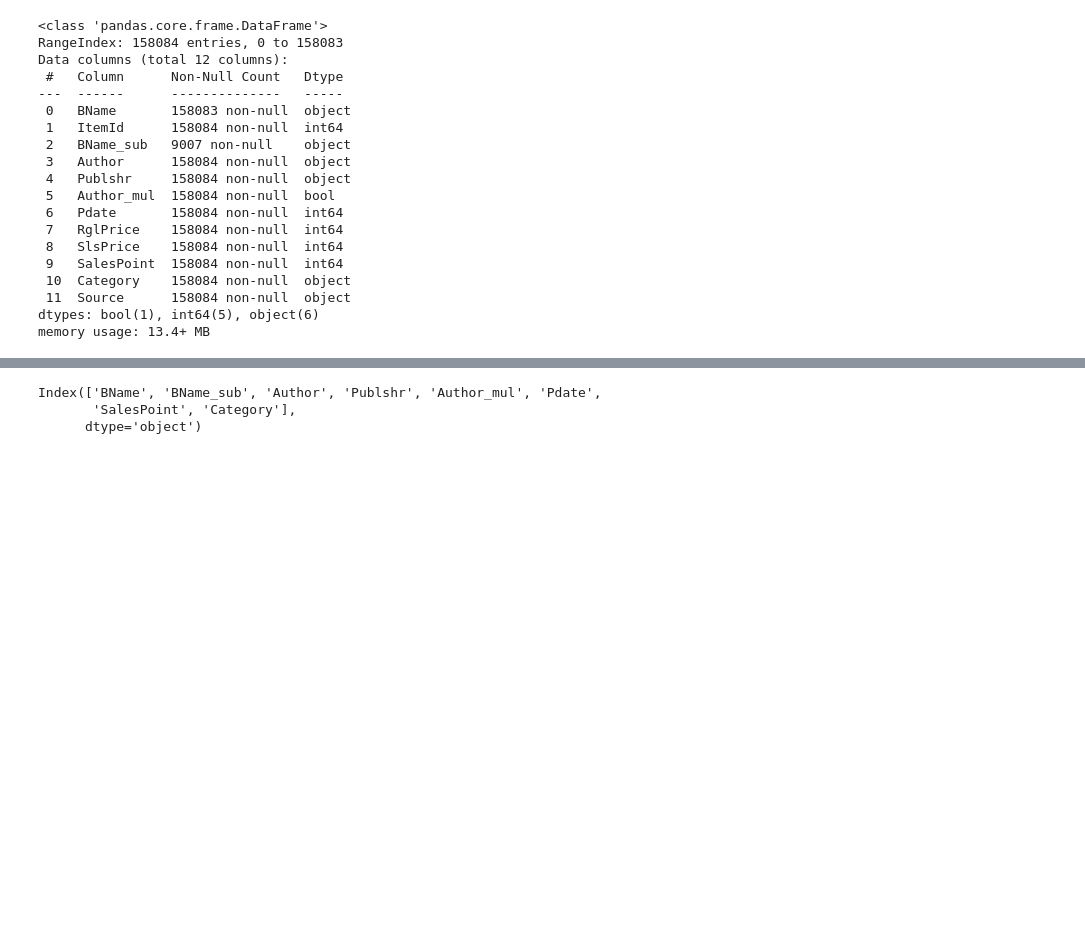
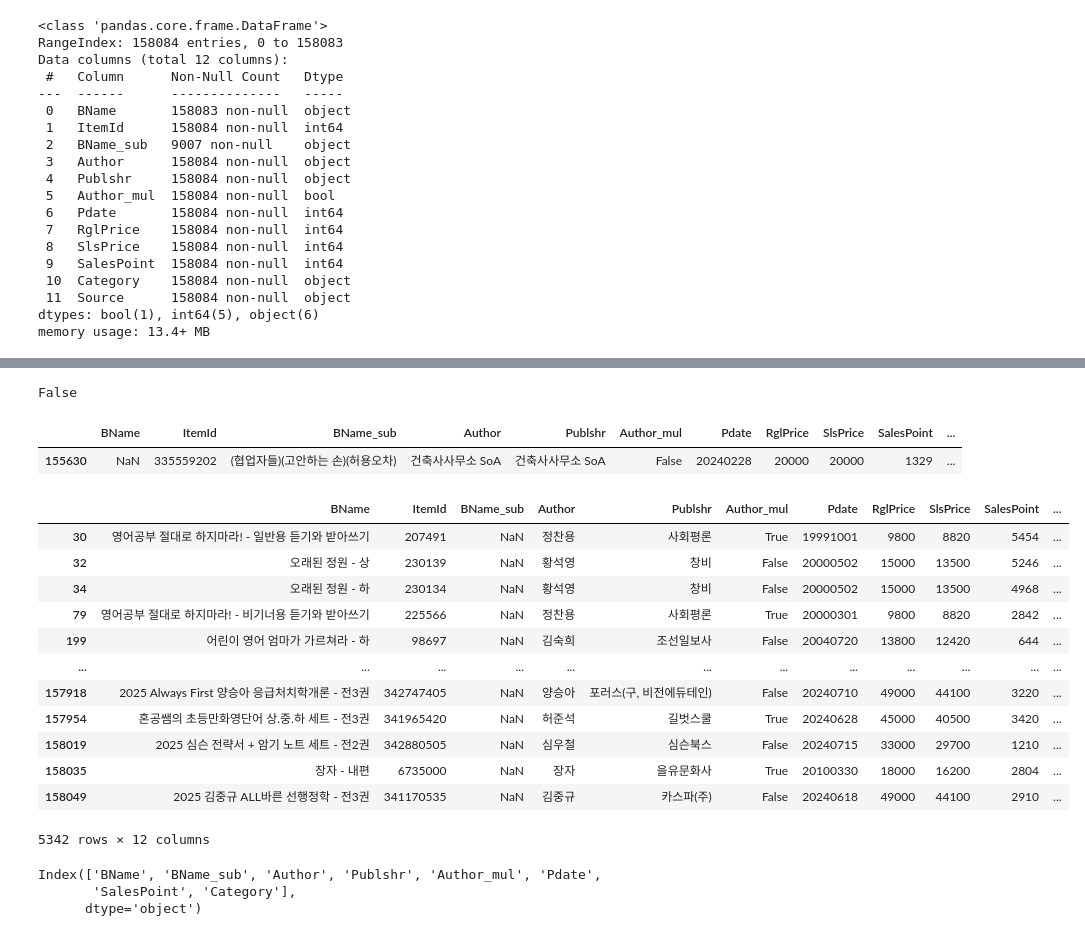
Before and after one commit to doeun-235/aladin_book_price, a Jupyter notebook: research/241023_preprocess_for_pred_rglr.ipynb, the cells around one changed output, grey strips where cells are left out. Cells and saved outputs as stored; diff of their text form; code cells hidden in the pictures; blank space fills up the shorter version.

```diff
--- a/research/241023_preprocess_for_pred_rglr.ipynb
+++ b/research/241023_preprocess_for_pred_rglr.ipynb
@@ -173,3 +219,30 @@ memory usage: 13.4+ MB
+# %%
+'-' in bookinfo_raw.BName.iloc[0]
+# %% [output]
+False
+# %%
+cond = bookinfo_raw.BName.isna()
+bookinfo_raw[cond]
+# %% [output]
+|  | BName | ItemId | BName_sub | Author | Publshr | Author_mul | Pdate | RglPrice | SlsPrice | SalesPoint | ... |
+| 155630 | NaN | 335559202 | (협업자들)(고안하는 손)(허용오차) | 건축사사무소 SoA | 건축사사무소 SoA | False | 20240228 | 20000 | 20000 | 1329 | ... |
+# %%
+cond = bookinfo_raw['BName'].fillna('').apply(lambda x : ' - ' in x)
+bookinfo_raw[cond]
+# %% [output]
+|  | BName | ItemId | BName_sub | Author | Publshr | Author_mul | Pdate | RglPrice | SlsPrice | SalesPoint | ... |
+| 30 | 영어공부 절대로 하지마라! - 일반용 듣기와 받아쓰기 | 207491 | NaN | 정찬용 | 사회평론 | True | 19991001 | 9800 | 8820 | 5454 | ... |
+| 32 | 오래된 정원 - 상 | 230139 | NaN | 황석영 | 창비 | False | 20000502 | 15000 | 13500 | 5246 | ... |
+| 34 | 오래된 정원 - 하 | 230134 | NaN | 황석영 | 창비 | False | 20000502 | 15000 | 13500 | 4968 | ... |
+| 79 | 영어공부 절대로 하지마라! - 비기너용 듣기와 받아쓰기 | 225566 | NaN | 정찬용 | 사회평론 | True | 20000301 | 9800 | 8820 | 2842 | ... |
+| 199 | 어린이 영어 엄마가 가르쳐라 - 하 | 98697 | NaN | 김숙희 | 조선일보사 | False | 20040720 | 13800 | 12420 | 644 | ... |
+| ... | ... | ... | ... | ... | ... | ... | ... | ... | ... | ... | ... |
+| 157918 | 2025 Always First 양승아 응급처치학개론 - 전3권 | 342747405 | NaN | 양승아 | 포러스(구, 비전에듀테인) | False | 20240710 | 49000 | 44100 | 3220 | ... |
+| 157954 | 혼공쌤의 초등만화영단어 상.중.하 세트 - 전3권 | 341965420 | NaN | 허준석 | 길벗스쿨 | True | 20240628 | 45000 | 40500 | 3420 | ... |
+| 158019 | 2025 심슨 전략서 + 암기 노트 세트 - 전2권 | 342880505 | NaN | 심우철 | 심슨북스 | False | 20240715 | 33000 | 29700 | 1210 | ... |
+| 158035 | 장자 - 내편 | 6735000 | NaN | 장자 | 을유문화사 | True | 20100330 | 18000 | 16200 | 2804 | ... |
+| 158049 | 2025 김중규 ALL바른 선행정학 - 전3권 | 341170535 | NaN | 김중규 | 카스파(주) | False | 20240618 | 49000 | 44100 | 2910 | ... |
+5342 rows × 12 columns
 # %%
 cols = bookinfo_raw.columns.to_list()
 x_idxs, y_idx = [0,2,3,4,5,6,9,10], 7
```
Also changed, not shown: parts of 5 cells of this notebook, 1 other file.
